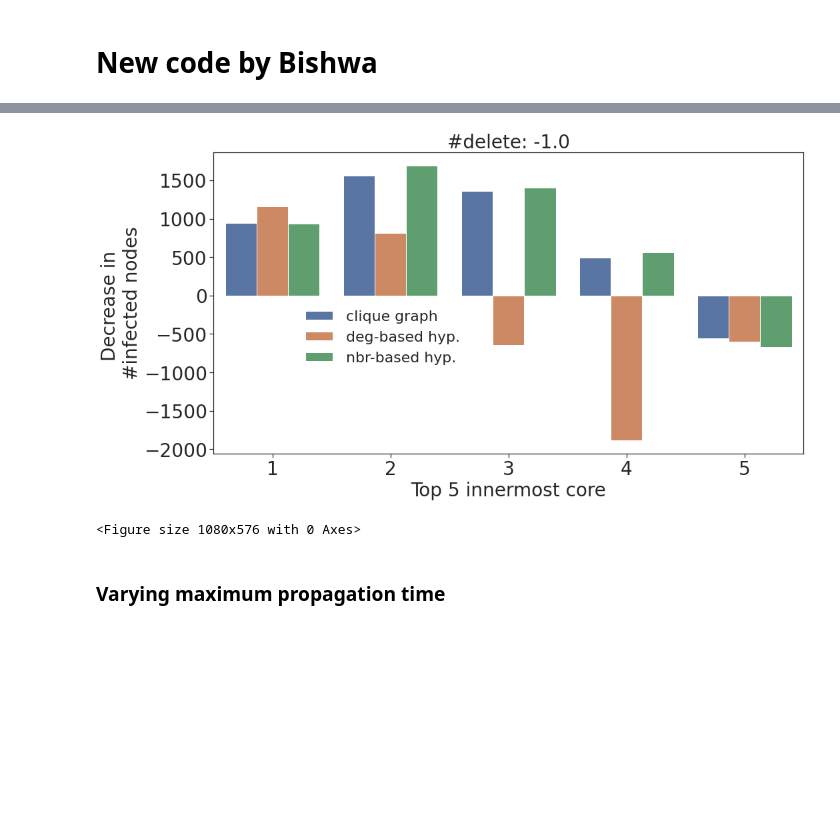
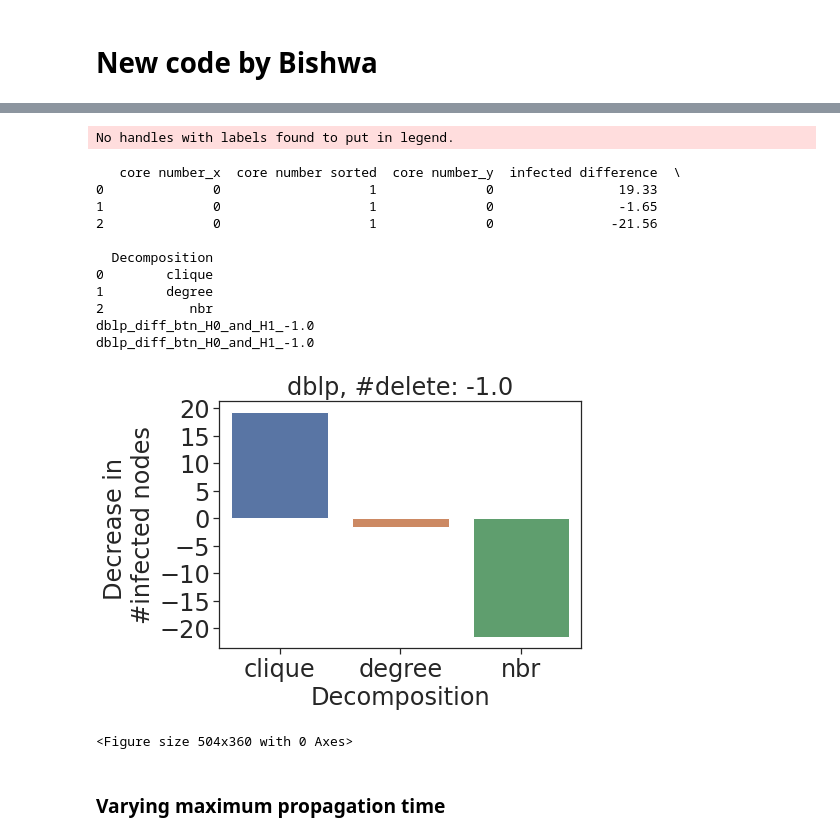
Before and after one commit to toggled/vldbsubmission, a Jupyter notebook: python_src/propagationPlots_bishwa.ipynb, the cells around one changed output, grey strips where cells are left out. Saved outputs shown, nothing was run; the diff lists cells and outputs as text; code cells hidden in the pictures; blank space fills up the shorter version.

```diff
--- a/python_src/propagationPlots_bishwa.ipynb
+++ b/python_src/propagationPlots_bishwa.ipynb
@@ -742,6 +741,6 @@ import seaborn as sns
 
 output_folder = '../output/'
 
-fontsize = 28
+fontsize = 24
 labelsize = 20
 # %%
@@ -773,6 +901,6 @@ df.head(n=10)
 # %%
 for num_delete in df['num delete'].unique():
-    sns.set(rc={'figure.figsize': (15, 8)})
+    sns.set(rc={'figure.figsize': (7, 5)})
     sns.set_style("whitegrid", {'axes.grid': False})
     sns.set_style("ticks")
     # plt.style.use('grayscale')
@@ -782,7 +910,7 @@ for num_delete in df['num delete'].unique():
     # plt.rcParams['figure.figsize'] = (7,5)
 
     lw = 3
-    save = True
+    save = False
     output_folder = '../fig/'
     topk = 5
 
@@ -790,9 +918,9 @@ for num_delete in df['num delete'].unique():
                        'bin_5', 'congress', 'contact']
     group_list = ['dataset', 'p', 'algo']
     goodname_algo = {
-        'graph_core': 'clique graph',
-        'naive_nbr': 'nbr-based hyp.',
-        'naive_degree': 'deg-based hyp.'
+        'graph_core': 'clique',
+        'naive_nbr': 'nbr',
+        'naive_degree': 'degree'
     }
     order = [goodname_algo[a]
              for a in ['naive_nbr', 'graph_core', 'naive_degree']]
@@ -814,6 +942,8 @@ for num_delete in df['num delete'].unique():
                         for k in result[hypergraph_id] for v in result[hypergraph_id][k]]
         result_df = result_df.append(pd.DataFrame(result_tuple, columns=[
             'hypergraph', 'core number', 'infected']), ignore_index=False)
+
+
         # Plot mean
         meandf = result_df.groupby(
             ['hypergraph', 'core number']).mean().reset_index()
@@ -837,40 +967,54 @@ for num_delete in df['num delete'].unique():
         # print(merged_df)
 
         if(df_plot is None):
             df_plot = merged_df.copy()
         else:
             df_plot = df_plot.append(merged_df, ignore_index=True)
 
     # # print(df_plot.head(10))
     # sns.lineplot(x='core number', y='infected difference',
     #              style='Decomposition', lw=lw, data=df_plot, style_order=order)
-    sns.barplot(x='core number sorted', y='infected difference',
-                hue='Decomposition', data=df_plot)
-    plt.xlabel('Top 5 innermost core', fontsize=fontsize)
+    print(df_plot)
+    assert len(df_plot['core number sorted'].unique()) == 1
+    sns.barplot(y='infected difference',
+                x='Decomposition', data=df_plot)
+    plt.xlabel('Decomposition', fontsize=fontsize)
     plt.ylabel("Decrease in \n#infected nodes", fontsize=fontsize)
     plt.xticks(fontsize=fontsize)
     plt.yticks(fontsize=fontsize)
-    plt.title("#delete: " + str(num_delete), fontsize=fontsize)
+    plt.title(dataset + ", #delete: " + str(num_delete), fontsize=fontsize)
     leg = plt.legend(loc="best", fontsize=fontsize-6,
                      frameon=False, bbox_to_anchor=(0.44, 0.52))
     for legobj in leg.legendHandles:
         legobj.set_linewidth(4.0)
 
     plt.tight_layout()
     filename = key[0] + "_diff_btn_H0_and_H1_" + str(num_delete)
-    # print(filename)
+    print(filename)
     # print(output_folder)
     if(save):
         plt.savefig(output_folder + filename + ".pdf")
         plt.show()
     else:
         print(filename)
         plt.show()
         # break
     plt.clf()
 # %% [output]
+No handles with labels found to put in legend.
+   core number_x  core number sorted  core number_y  infected difference  \
+0              0                   1              0                19.33
+1              0                   1              0                -1.65
+2              0                   1              0               -21.56
+
+  Decomposition
+0        clique
+1        degree
+2           nbr
+dblp_diff_btn_H0_and_H1_-1.0
+dblp_diff_btn_H0_and_H1_-1.0
-[figure, old version]
+[figure, new version]
-<Figure size 1080x576 with 0 Axes>
+<Figure size 504x360 with 0 Axes>
 # %% [markdown]
 ### Varying maximum propagation time
 # %%
```
Also changed, not shown: parts of 19 cells of this notebook, 5 other files.
